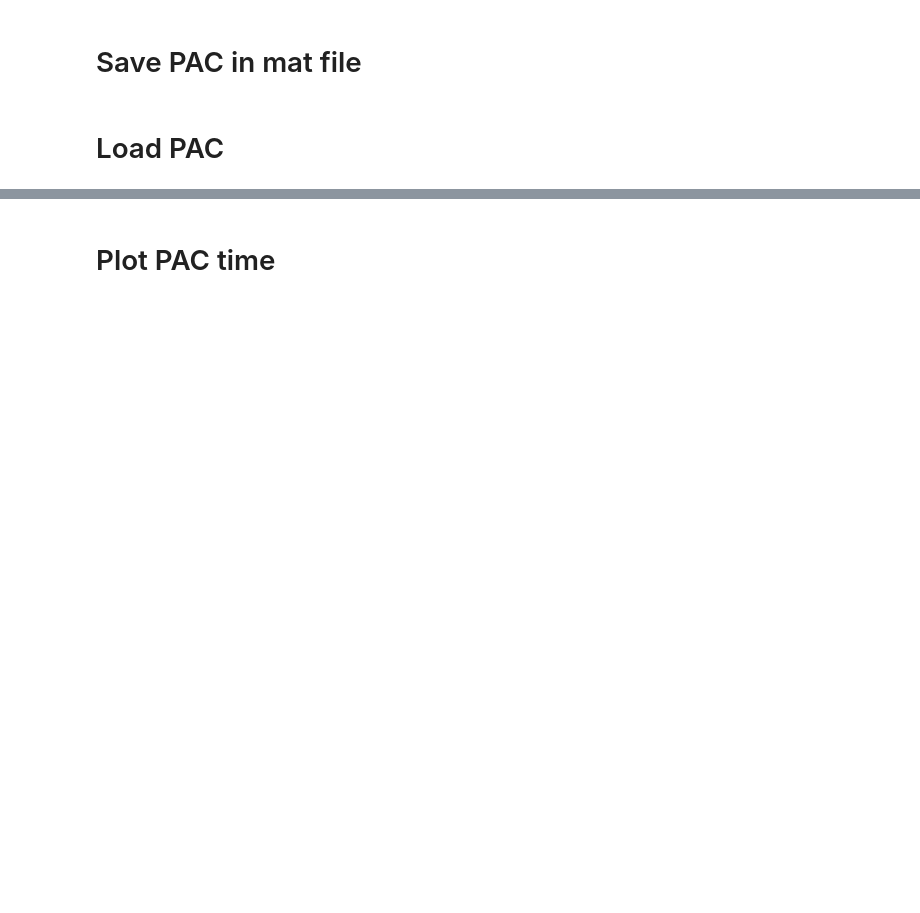
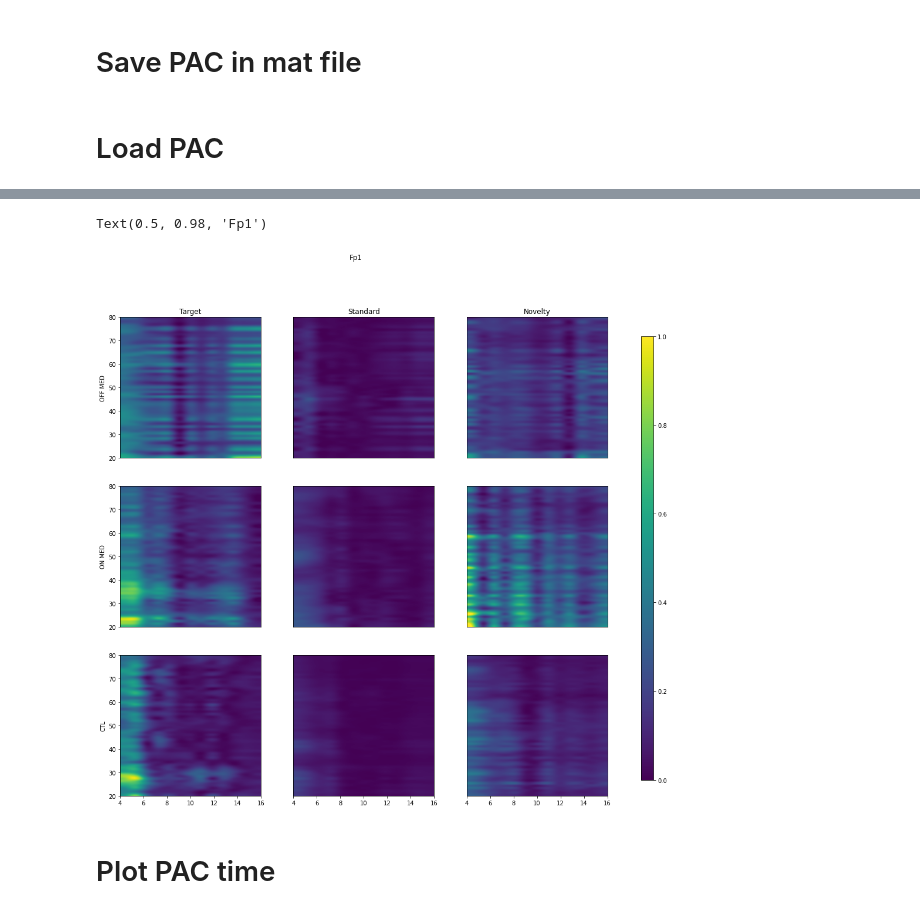
Before and after one commit to AIRLab-Sharif/Parkinson-PAC, a Jupyter notebook: python/check_pipline_on_subject.ipynb, the cells around one changed output, grey strips where cells are left out. Saved outputs shown, nothing was run; the diff lists cells and outputs as text; code cells hidden in the pictures; blank space fills up the shorter version.

```diff
--- a/python/check_pipline_on_subject.ipynb
+++ b/python/check_pipline_on_subject.ipynb
@@ -280,9 +306,5 @@ np.savez_compressed(Sta_ctl_path,
                         dict_pac_dist[7])
 np.savez_compressed(Nov_ctl_path,
                         dict_pac_dist[8])
-
-off_mededication = {}
-on_medication = {}
-ctl = {}
 # %% [markdown]
 # Load PAC
@@ -339,3 +311,78 @@ Text(0.5, 0.98, 'Fp1')
+# %%
+ctl_id = tasks_df['participant_id'][ctl]
+off_id = tasks_df['participant_id'][off_medication]
+on_id = tasks_df['participant_id'][on_medication]
+
+Nov_ctl_path = 'D:\\Mastersharif\\MasterProject\\data\\parkinsons-oddball\\pac_data\\ctl\\Novelty\\' + f'ch_{channel_name}_{ctl_id}_Hi{gamma[0]}_{gamma[1]}_low{beta[0]}_{beta[1]}'
+Sta_ctl_path = 'D:\\Mastersharif\\MasterProject\\data\\parkinsons-oddball\\pac_data\\ctl\\Standard\\' + f'ch_{channel_name}_{ctl_id}_Hi{gamma[0]}_{gamma[1]}_low{beta[0]}_{beta[1]}'
+Tar_ctl_path = 'D:\\Mastersharif\\MasterProject\\data\\parkinsons-oddball\\pac_data\\ctl\\Target\\' + f'ch_{channel_name}_{ctl_id}_Hi{gamma[0]}_{gamma[1]}_low{beta[0]}_{beta[1]}'
+Nov_off_path = 'D:\\Mastersharif\\MasterProject\\data\\parkinsons-oddball\\pac_data\\off\\Novelty\\'+ f'ch_{channel_name}_{off_id}_Hi{gamma[0]}_{gamma[1]}_low{beta[0]}_{beta[1]}'
+Sta_off_path = 'D:\\Mastersharif\\MasterProject\\data\\parkinsons-oddball\\pac_data\\off\\Standard\\'+ f'ch_{channel_name}_{off_id}_Hi{gamma[0]}_{gamma[1]}_low{beta[0]}_{beta[1]}'
+Tar_off_path = 'D:\\Mastersharif\\MasterProject\\data\\parkinsons-oddball\\pac_data\\off\\Target\\'+ f'ch_{channel_name}_{off_id}_Hi{gamma[0]}_{gamma[1]}_low{beta[0]}_{beta[1]}'
+Nov_on_path = 'D:\\Mastersharif\\MasterProject\\data\\parkinsons-oddball\\pac_data\\on\\Novelty\\'+ f'ch_{channel_name}_{on_id}_Hi{gamma[0]}_{gamma[1]}_low{beta[0]}_{beta[1]}'
+Sta_on_path = 'D:\\Mastersharif\\MasterProject\\data\\parkinsons-oddball\\pac_data\\on\\Standard\\'+ f'ch_{channel_name}_{on_id}_Hi{gamma[0]}_{gamma[1]}_low{beta[0]}_{beta[1]}'
+Tar_on_path = 'D:\\Mastersharif\\MasterProject\\data\\parkinsons-oddball\\pac_data\\on\\Target\\'+ f'ch_{channel_name}_{on_id}_Hi{gamma[0]}_{gamma[1]}_low{beta[0]}_{beta[1]}'
+pac_dict = {}
+
+# here we can use for loop, but I don't know why I choose to use copy all the lines
+pac_dict[0] = np.load(Tar_off_path+'.npz')
+pac_dict[1] = np.load(Sta_off_path+'.npz')
+pac_dict[2] = np.load(Nov_off_path+'.npz')
+
+pac_dict[3] = np.load(Tar_on_path+'.npz')
+pac_dict[4] = np.load(Sta_on_path+'.npz')
+pac_dict[5] = np.load(Nov_on_path+'.npz')
+
+pac_dict[6] = np.load(Tar_ctl_path+'.npz')
+pac_dict[7] = np.load(Sta_ctl_path+'.npz')
+pac_dict[8] = np.load(Nov_ctl_path+'.npz')
+
+pac_dict[0] = pac_dict[0][pac_dict[0].files[0]]
+pac_dict[1] = pac_dict[1][pac_dict[1].files[0]]
+pac_dict[2] = pac_dict[2][pac_dict[2].files[0]]
+pac_dict[3] = pac_dict[3][pac_dict[3].files[0]]
+pac_dict[4] = pac_dict[4][pac_dict[4].files[0]]
+pac_dict[5] = pac_dict[5][pac_dict[5].files[0]]
+pac_dict[6] = pac_dict[6][pac_dict[6].files[0]]
+pac_dict[7] = pac_dict[7][pac_dict[7].files[0]]
+pac_dict[8] = pac_dict[8][pac_dict[8].files[0]]
+mmin = 0
+mmax = 0
+for i in np.arange(9):
+    tmax=np.max(pac_dict[i])
+    tmin = np.min(pac_dict[i])
+    if tmax > mmax:
+        mmax = tmax
+    if tmin < mmin:
+        mmin = tmin
+for i in np.arange(9):
+    pac_dict[i] = (pac_dict[i]-mmin)/(mmax-mmin)
+
+fig, axs = plt.subplots(3, 3, sharex=True, sharey=True, figsize=(15, 15))
+#     vmin, vmax = get_percent(np.log(mvl_2ds[:, :, :, ch].mean(axis=1)), 0.83)
+counter = 0
+for i, j in itertools.product(np.arange(3), np.arange(3)):
+    im = plot_pac(pac_dict[counter], ax=axs[i, j],vmin=0, vmax=1)
+#                     )
+    axs[i, j].xaxis.set_visible(False)
+    axs[i, j].yaxis.set_visible(False)
+    counter = counter + 1
+    # fig.colorbar(im, ax=axs.ravel().tolist(), location='right', shrink=0.95)
+cbar_ax = fig.add_axes([0.95, 0.15, 0.02, 0.7])
+fig.colorbar(im, cax=cbar_ax)
+# cbar = fig.colorbar(ims[i][j], ax=axs.ra//vel().tolist(), shrink=0.95)
+groups = ['OFF MED','ON MED', 'CTL']
+event_types = ['Target','Standard','Novelty']
+for i in np.arange(3):
+    axs[i, 0].set_ylabel(groups[i])
+    axs[0, i].set_title(event_types[i])
+
+    axs[-1, i].xaxis.set_visible(True)
+    axs[i, 0].yaxis.set_visible(True)
+fig.suptitle(f'{channel_name}', fontsize=12)
+# %% [output]
+Text(0.5, 0.98, 'Fp1')
+[figure, added]
 # %% [markdown]
 # Plot PAC time
 # %%
```
Also changed, not shown: parts of 7 cells of this notebook, 1 other file.
